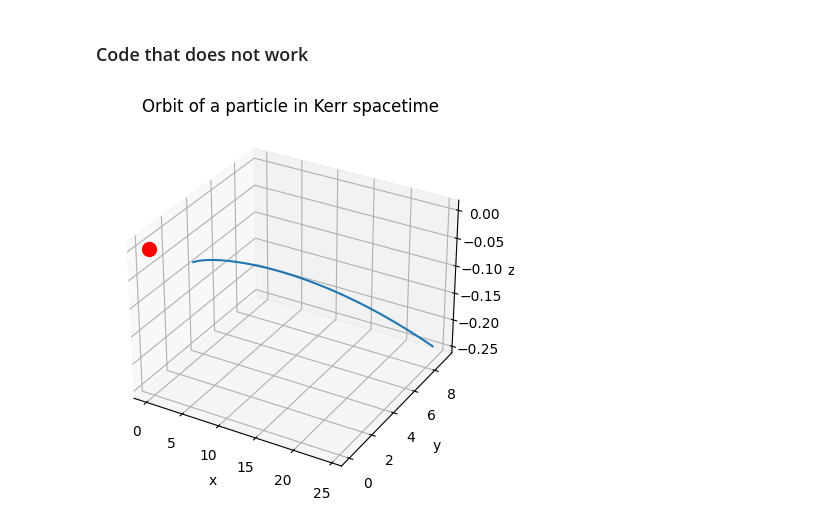
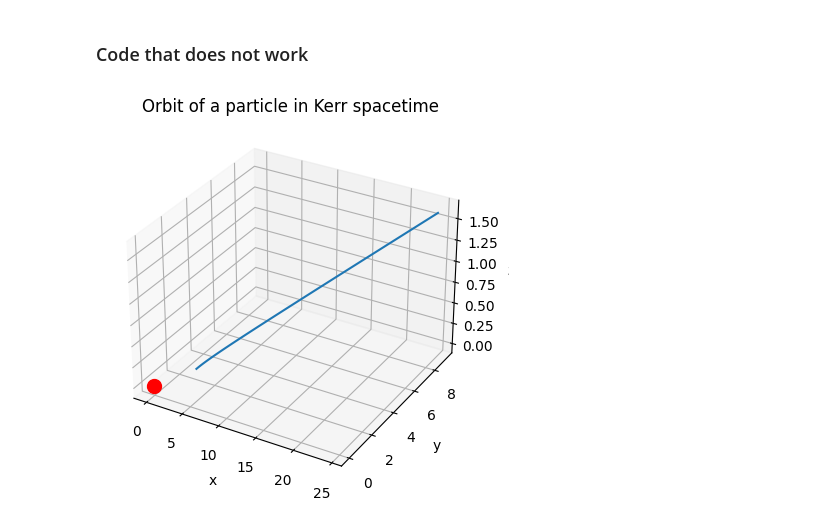
Before and after one commit to j-moncr/honours_nr, a Jupyter notebook: particle_orbits.ipynb, the cells around one changed output. Saved outputs shown, nothing was run; the diff lists cells and outputs as text; code cells hidden in the pictures.

```diff
--- a/particle_orbits.ipynb
+++ b/particle_orbits.ipynb
@@ -519,0 +861,32 @@ plot_trajectory(x, y, z)
+# %%
+
+r0 = 6.0 * 0.9
+theta0 = np.pi/2
+phi0 = 0.0
+t_prime_0 = 0.0
+p_r0 = 0.0
+p_theta0 = np.sqrt(3) / 18
+
+# Constants of motion
+G = c = M = 1.0
+a = 0.0
+
+# See notebook for derivation of these constants
+L = 2*np.sqrt(3) * 1.1
+E = -np.sqrt((1-2*M/r0)*(1+(L/r0)**2))
+E = np.sqrt(8/9)
+Q = p_theta0**2 + np.cos(theta0)**2 * (a**2 * (M**2-E**2)+(L**2/np.sin(theta0)**2)**2)
+H = -1.0       # Massive particle
+
+params = (M, a, L, E, Q, H)
+
+y0 = [r0, theta0, phi0, t_prime_0, p_r0, p_theta0]
+
+# Time
+T = 500
+dt = 1
+t_span = [0.0, T]
+t = np.arange(0.0, T, dt)
+
+x, y, z = solve_EOM(t_span, y0, params, t)
+plot_trajectory(x, y, z, params)
@@ -554,7 +929,7 @@ def kerr_EOM(t, y, M, a, L, E, Q, H):
 def solve_EOM(t_span, y0, params, t_eval):
     """Solve equations of motion for Kerr black hole particle orbit"""
     # Solve ODE
-    sol = solve_ivp(kerr_EOM, t_span, y0, args=params, method='Radau', t_eval=t_eval, rtol=1e-9, atol=1e-9)
+    sol = solve_ivp(kerr_EOM, t_span, y0, args=params, method='Radau', t_eval=t_eval, rtol=1e-12, atol=1e-9)
 
     # Extract solution
     r = sol.y[0]
@@ -618,7 +993,7 @@ a = 1.0
 # See notebook for derivation of these constants
 L = 2*np.sqrt(3)
 E = -np.sqrt((1-2*M/r0)*(1+(L/r0)**2))
-E = 2*np.srqt(2)/3
+E = 2*np.sqrt(2)/3
 Q = p_theta0**2 + np.cos(theta0)**2 * (a**2 * (M**2-E**2)+(L**2/np.sin(theta0)**2)**2)
 H = -1.0       # Massive particle
 
@@ -713,44 +1126,43 @@ def geodesic_eqn_kerr2(tau, y, M, a, e, l):
     return [rd, thetad, phid, td, rdd, thetadd]
 
 
-
 a = 0.0*Rs
-r0 = 3*Rs                      # initial radius
+r0 = 6.                      # initial radius
 M = 0
 phi0 = 0.00                     # initial azimuthal angle
 theta0 = np.pi/2                # initial polar angle
 v_r0 = 0.00                     # initial radial velocity
-v_theta0 = np.sqrt(3)/18
-e = -2/np.sqrt(3)
+v_theta0 = 0
+e = np.sqrt(8/9)
 l = 2*np.sqrt(3)
 
 
 # Define time span and initial state vector
 N = 1000
 T = 10
 t0 = 0
 t = np.linspace(t0, T, N)
 dt = T/N
 y_init = [r0, theta0, phi0, t0, v_r0 * dt, v_theta0 * dt]
 
 
 y = solve_ivp(geodesic_eqn_kerr2, [t0, T], y_init, args=(M, a, e, l), rtol=1e-12, atol=1e-12)
 
 # Extract positions and plot orbit
 x0 = y.y[0]*np.sin(y.y[1])*np.cos(y.y[2])
 y0 = y.y[0]*np.sin(y.y[1])*np.sin(y.y[2])
 z0 = y.y[0]*np.cos(y.y[1])
 
 fig = plt.figure()
 ax = plt.axes(projection='3d')
 
 ax.plot3D(x0, y0, z0)
 ax.scatter3D(0, 0, 0, c='r', s=100)
 ax.set_xlabel('x')
 ax.set_ylabel('y')
 ax.set_zlabel('z')
 
 plt.title('Orbit of a particle in Kerr spacetime')
 plt.show()
 # %% [output]
-[figure, old version]
+[figure, new version]
```
Also changed, not shown: parts of 27 cells of this notebook, 1 other file.
